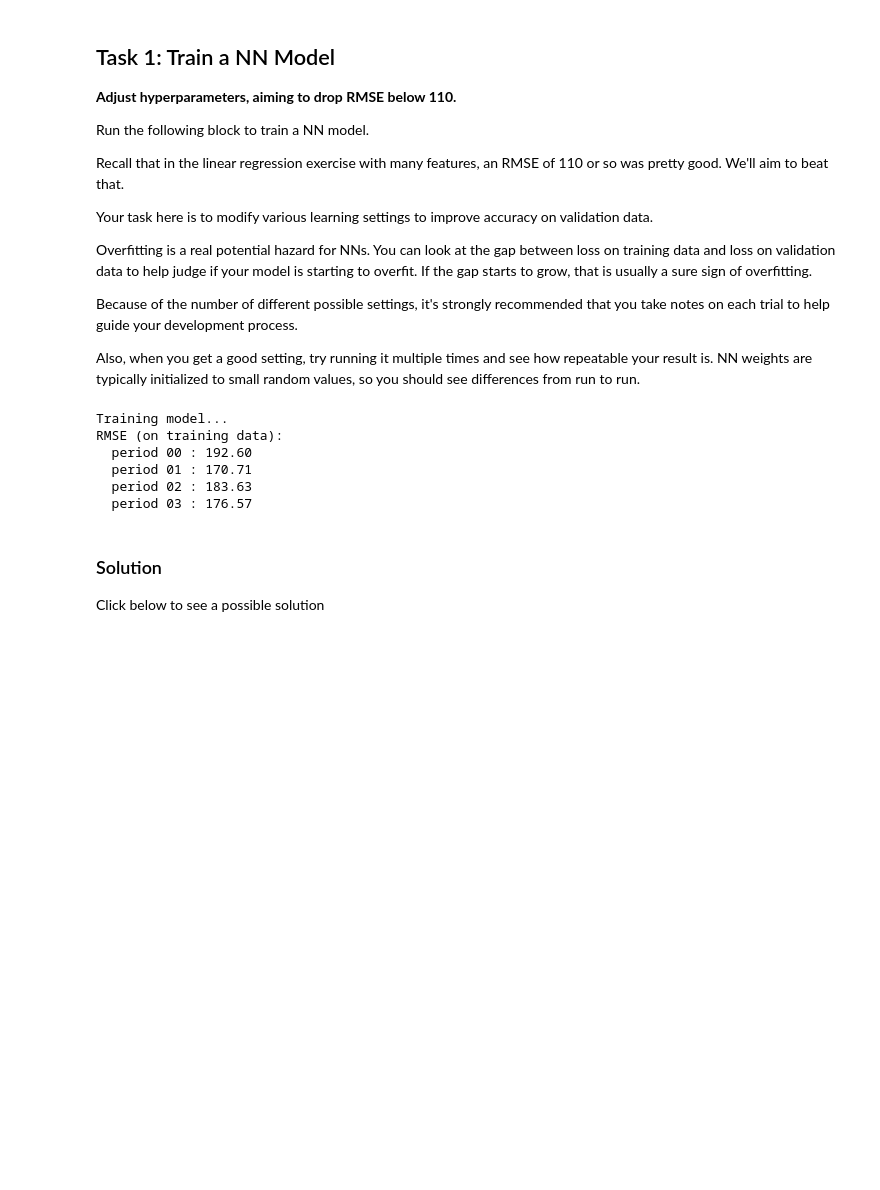
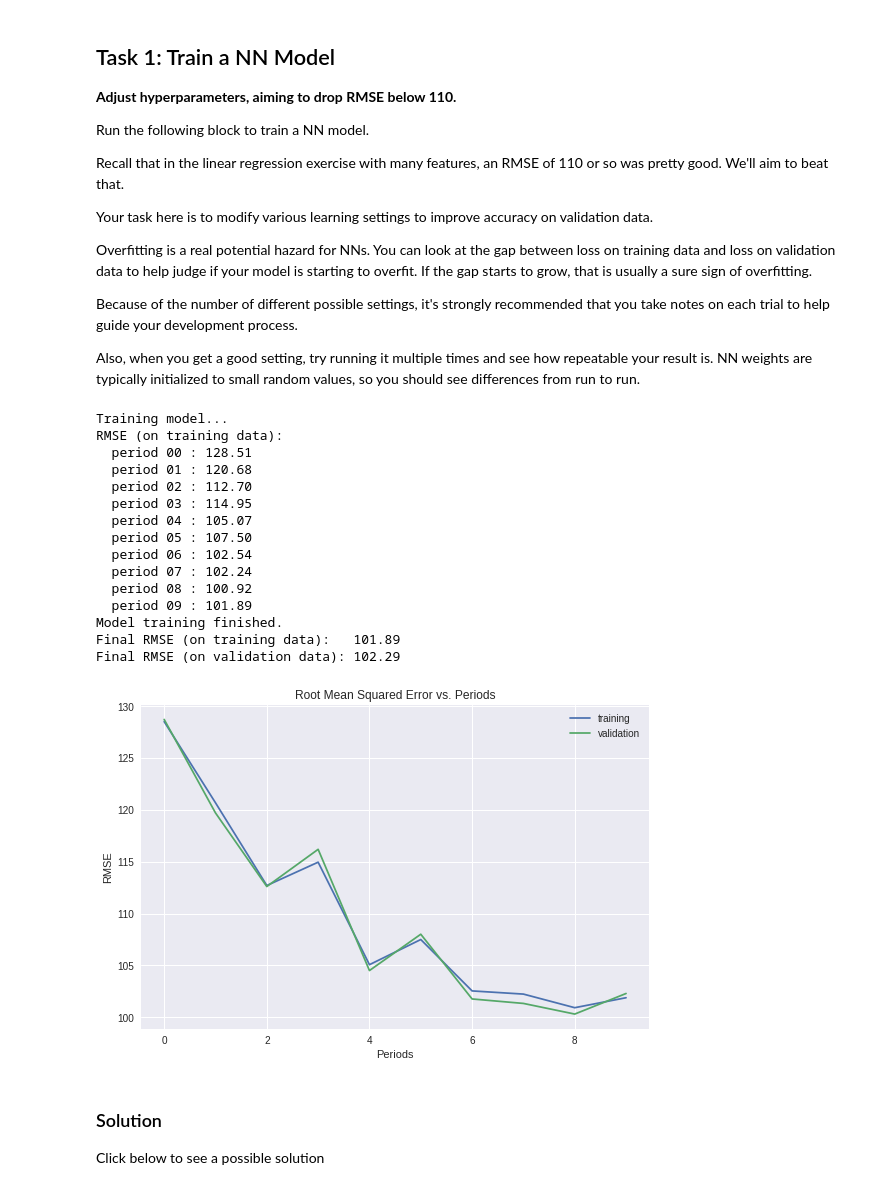
Before and after one commit to manishrai9/TensorFlow-crash-course, a Jupyter notebook: intro_to_neural_nets.ipynb, the cells around one changed output. Saved outputs shown, nothing was run; the diff lists cells and outputs as text; code cells hidden in the pictures; blank space fills up the shorter version.

```diff
--- a/intro_to_neural_nets.ipynb
+++ b/intro_to_neural_nets.ipynb
@@ -331,21 +331,31 @@ Because of the number of different possible settings, it's strongly recommended
 Also, when you get a good setting, try running it multiple times and see how repeatable your result is. NN weights are typically initialized to small random values, so you should see differences from run to run.
 # %%
 dnn_regressor = train_nn_regression_model(
-    learning_rate=0.01,
-    steps=500,
-    batch_size=10,
-    hidden_units=[10, 2],
+    learning_rate=0.001,
+    steps=2000,
+    batch_size=100,
+    hidden_units=[10, 10],
     training_examples=training_examples,
     training_targets=training_targets,
     validation_examples=validation_examples,
     validation_targets=validation_targets)
 # %% [output]
 Training model...
 RMSE (on training data):
-  period 00 : 192.60
-  period 01 : 170.71
-  period 02 : 183.63
-  period 03 : 176.57
+  period 00 : 128.51
+  period 01 : 120.68
+  period 02 : 112.70
+  period 03 : 114.95
+  period 04 : 105.07
+  period 05 : 107.50
+  period 06 : 102.54
+  period 07 : 102.24
+  period 08 : 100.92
+  period 09 : 101.89
+Model training finished.
+Final RMSE (on training data):   101.89
+Final RMSE (on validation data): 102.29
+[figure, added]
 # %% [markdown]
 ### Solution
 
```
Also changed, not shown: parts of 4 cells of this notebook.
